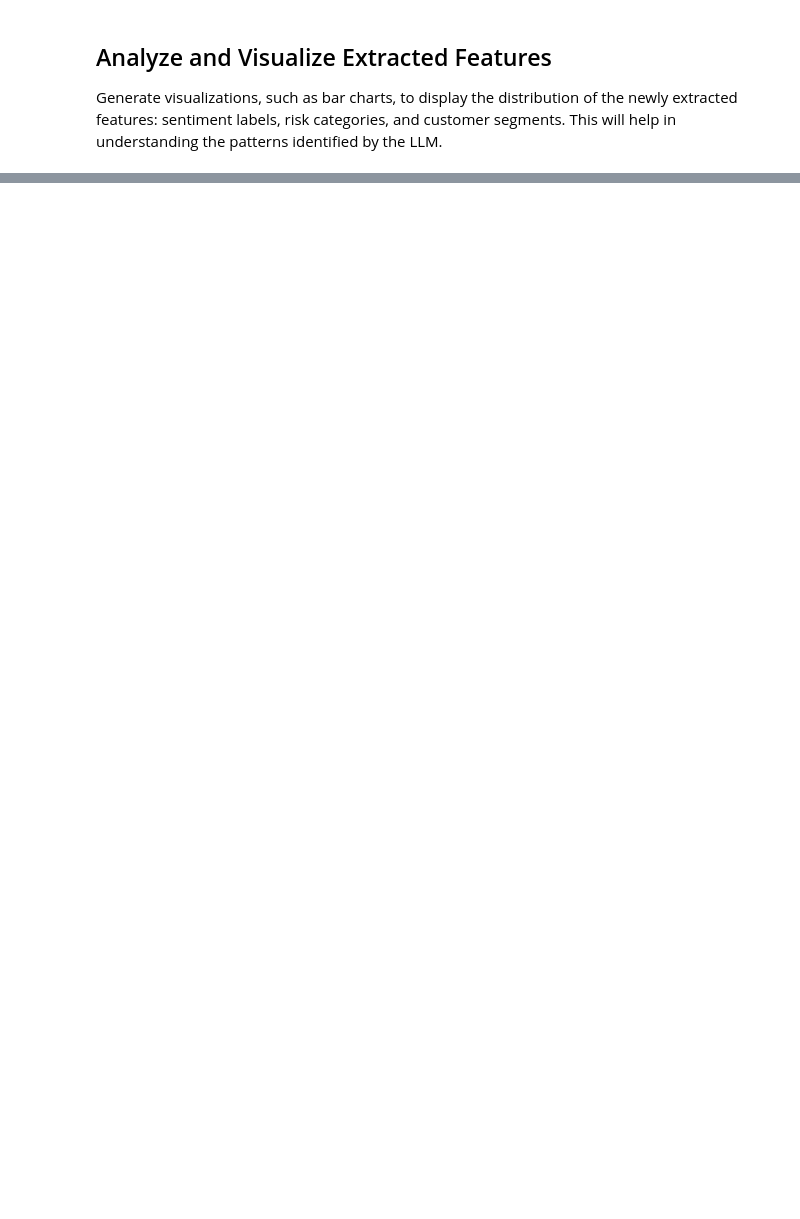
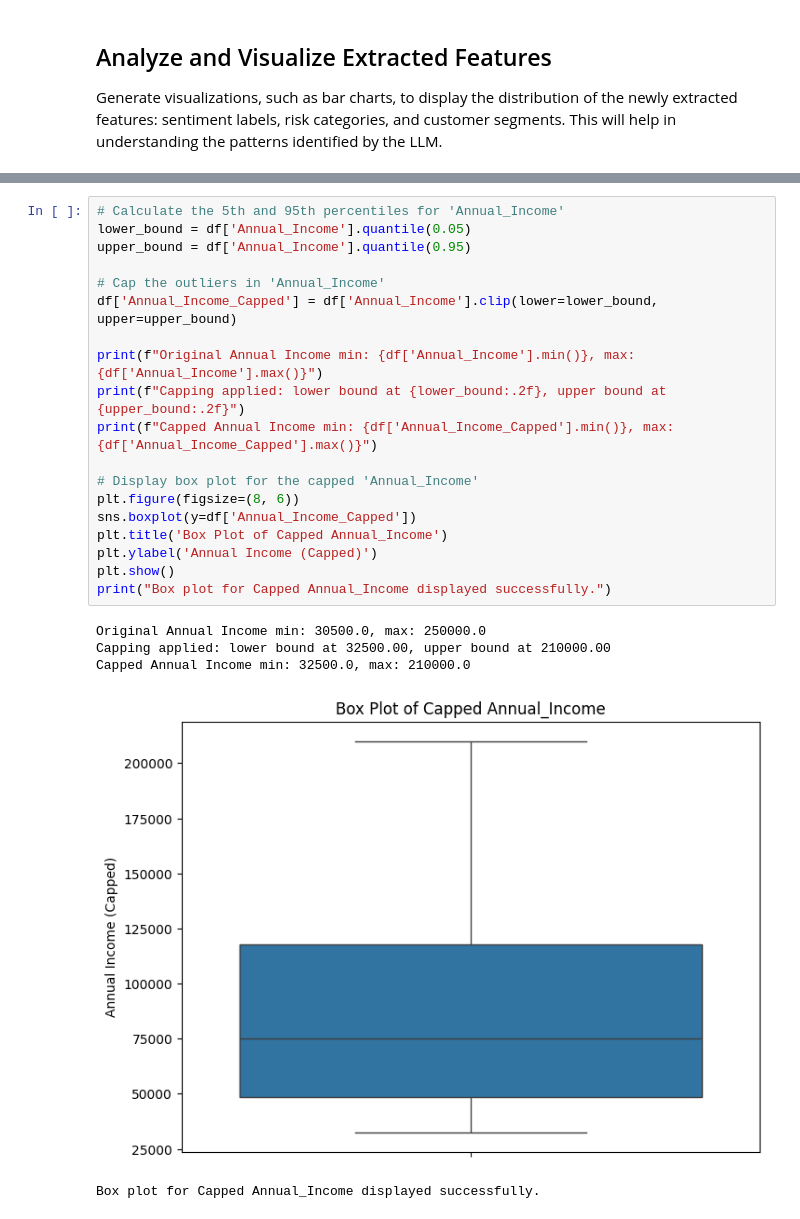
Before and after one commit to Wrynaft/FinancialDataMining, a Jupyter notebook: WIE3007_DM_GroupProject.ipynb, the cells around one changed output, grey strips where cells are left out. Cells and saved outputs as stored; diff of their text form; blank space fills up the shorter version.

```diff
--- a/WIE3007_DM_GroupProject.ipynb
+++ b/WIE3007_DM_GroupProject.ipynb
@@ -539,0 +594,25 @@ Error:
+# %%
+# Calculate the 5th and 95th percentiles for 'Annual_Income'
+lower_bound = df['Annual_Income'].quantile(0.05)
+upper_bound = df['Annual_Income'].quantile(0.95)
+
+# Cap the outliers in 'Annual_Income'
+df['Annual_Income_Capped'] = df['Annual_Income'].clip(lower=lower_bound, upper=upper_bound)
+
+print(f"Original Annual Income min: {df['Annual_Income'].min()}, max: {df['Annual_Income'].max()}")
+print(f"Capping applied: lower bound at {lower_bound:.2f}, upper bound at {upper_bound:.2f}")
+print(f"Capped Annual Income min: {df['Annual_Income_Capped'].min()}, max: {df['Annual_Income_Capped'].max()}")
+
+# Display box plot for the capped 'Annual_Income'
+plt.figure(figsize=(8, 6))
+sns.boxplot(y=df['Annual_Income_Capped'])
+plt.title('Box Plot of Capped Annual_Income')
+plt.ylabel('Annual Income (Capped)')
+plt.show()
+print("Box plot for Capped Annual_Income displayed successfully.")
+# %% [output]
+Original Annual Income min: 30500.0, max: 250000.0
+Capping applied: lower bound at 32500.00, upper bound at 210000.00
+Capped Annual Income min: 32500.0, max: 210000.0
+[figure, added]
+Box plot for Capped Annual_Income displayed successfully.
```
Also changed, not shown: parts of 33 cells of this notebook.
